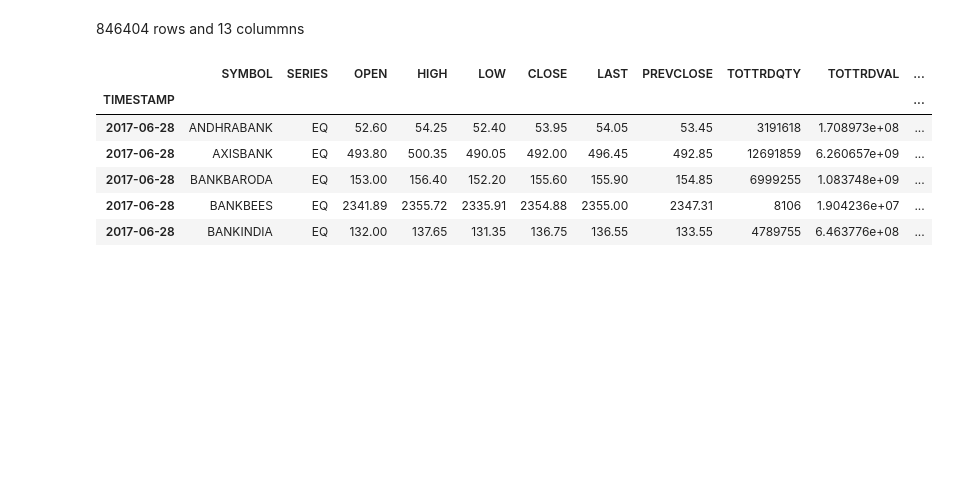
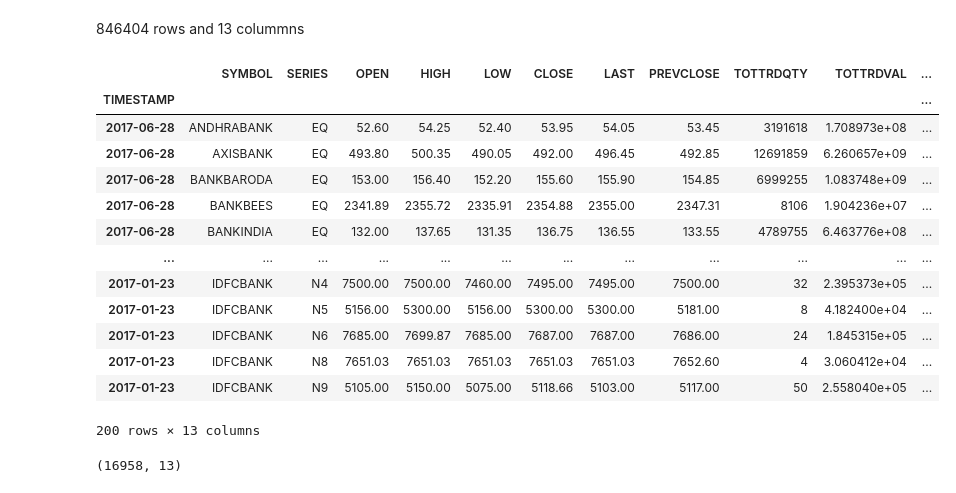
Before and after one commit to Muhia3/india-stocks-using-time-series, a Jupyter notebook: NSE time series.ipynb, the cells around one changed output. Cells and saved outputs as stored; diff of their text form; code cells hidden in the pictures; blank space fills up the shorter version.

```diff
--- a/NSE time series.ipynb
+++ b/NSE time series.ipynb
@@ -95,12 +95,23 @@ stock_df.shape
 # %%
 #say if we are interested in predicting prices of Banks only
 bank_stock = stock_df[stock_df['SYMBOL'].str.contains("BANK")]
-bank_stock.head()
+bank_stock.head(200)
 # %% [output]
 |  | SYMBOL | SERIES | OPEN | HIGH | LOW | CLOSE | LAST | PREVCLOSE | TOTTRDQTY | TOTTRDVAL | ... |
 | TIMESTAMP |  |  |  |  |  |  |  |  |  |  | ... |
 | 2017-06-28 | ANDHRABANK | EQ | 52.60 | 54.25 | 52.40 | 53.95 | 54.05 | 53.45 | 3191618 | 1.708973e+08 | ... |
 | 2017-06-28 | AXISBANK | EQ | 493.80 | 500.35 | 490.05 | 492.00 | 496.45 | 492.85 | 12691859 | 6.260657e+09 | ... |
 | 2017-06-28 | BANKBARODA | EQ | 153.00 | 156.40 | 152.20 | 155.60 | 155.90 | 154.85 | 6999255 | 1.083748e+09 | ... |
 | 2017-06-28 | BANKBEES | EQ | 2341.89 | 2355.72 | 2335.91 | 2354.88 | 2355.00 | 2347.31 | 8106 | 1.904236e+07 | ... |
 | 2017-06-28 | BANKINDIA | EQ | 132.00 | 137.65 | 131.35 | 136.75 | 136.55 | 133.55 | 4789755 | 6.463776e+08 | ... |
+| ... | ... | ... | ... | ... | ... | ... | ... | ... | ... | ... | ... |
+| 2017-01-23 | IDFCBANK | N4 | 7500.00 | 7500.00 | 7460.00 | 7495.00 | 7495.00 | 7500.00 | 32 | 2.395373e+05 | ... |
+| 2017-01-23 | IDFCBANK | N5 | 5156.00 | 5300.00 | 5156.00 | 5300.00 | 5300.00 | 5181.00 | 8 | 4.182400e+04 | ... |
+| 2017-01-23 | IDFCBANK | N6 | 7685.00 | 7699.87 | 7685.00 | 7687.00 | 7687.00 | 7686.00 | 24 | 1.845315e+05 | ... |
+| 2017-01-23 | IDFCBANK | N8 | 7651.03 | 7651.03 | 7651.03 | 7651.03 | 7651.03 | 7652.60 | 4 | 3.060412e+04 | ... |
+| 2017-01-23 | IDFCBANK | N9 | 5105.00 | 5150.00 | 5075.00 | 5118.66 | 5103.00 | 5117.00 | 50 | 2.558040e+05 | ... |
+200 rows × 13 columns
+# %%
+bank_stock.shape
+# %% [output]
+(16958, 13)
```
Also changed, not shown: parts of 26 cells of this notebook.
